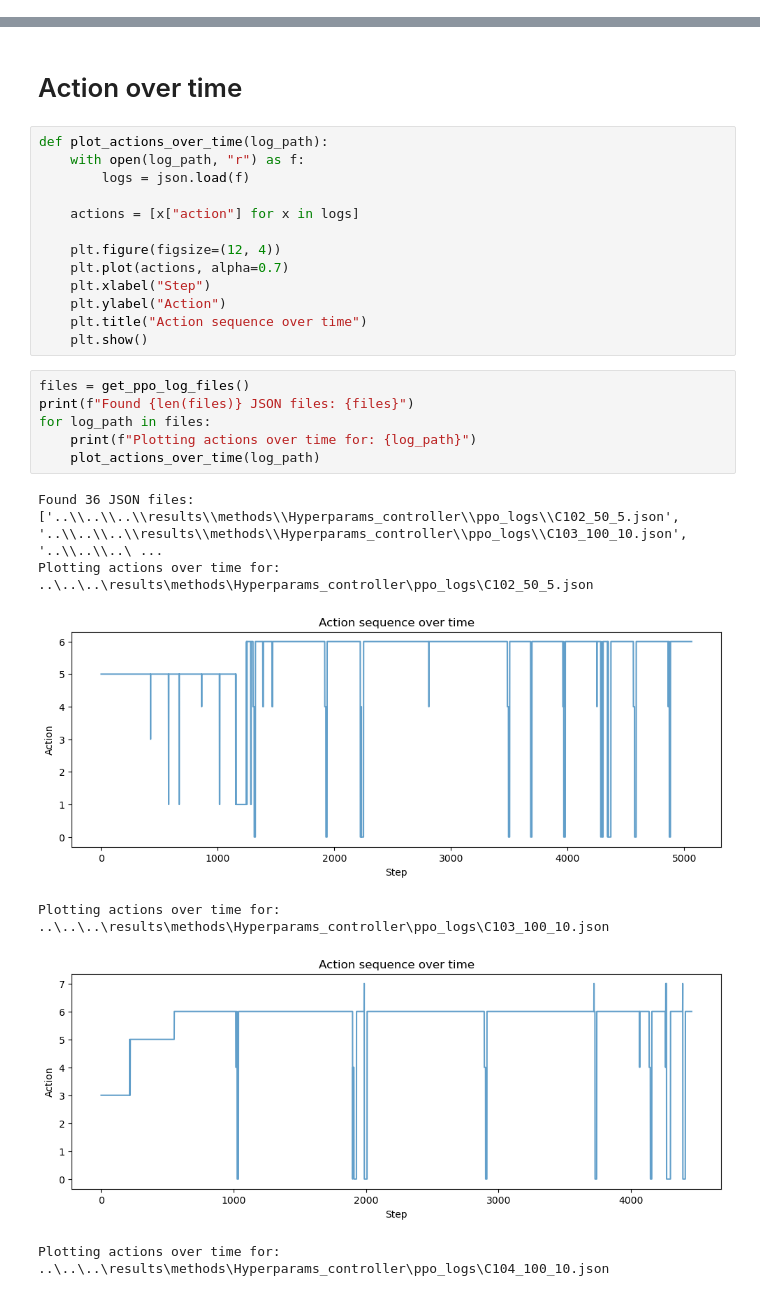
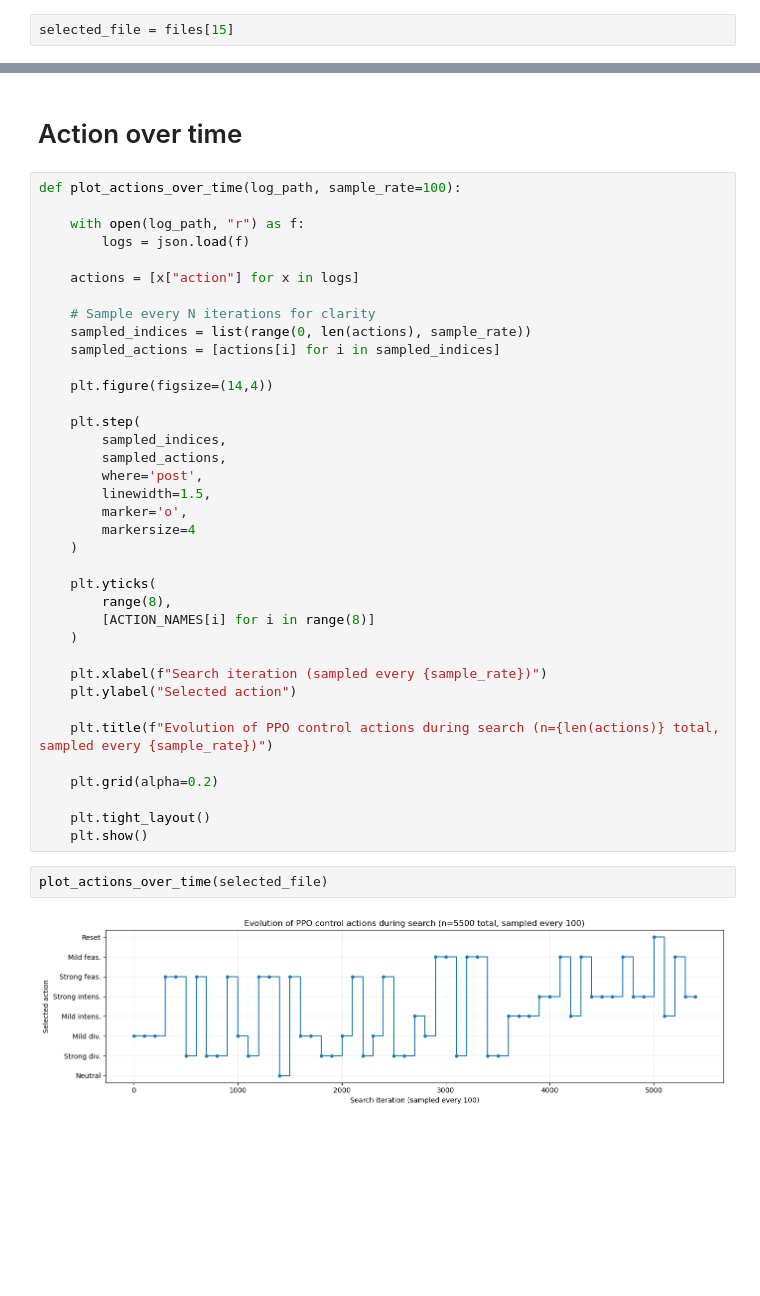
Before and after one commit to NaDdjg/GVNS-implementation, a Jupyter notebook: gvns/rl/notebooks/evaluation/PPO_action_evaluation.ipynb, the cells around one changed output, grey strips where cells are left out. Saved outputs shown, nothing was run; the diff lists cells and outputs as text; blank space fills up the shorter version.

```diff
--- a/gvns/rl/notebooks/evaluation/PPO_action_evaluation.ipynb
+++ b/gvns/rl/notebooks/evaluation/PPO_action_evaluation.ipynb
@@ -12,3 +38,5 @@ def get_ppo_log_files():
+# %%
+selected_file = files[15]
 # %% [markdown]
 # Action distribution
 # %%
@@ -130,28 +87,43 @@ for log_path in files:
 # %% [markdown]
 # Action over time
 # %%
-def plot_actions_over_time(log_path):
+def plot_actions_over_time(log_path, sample_rate=100):
+
     with open(log_path, "r") as f:
         logs = json.load(f)
 
     actions = [x["action"] for x in logs]
 
-    plt.figure(figsize=(12, 4))
-    plt.plot(actions, alpha=0.7)
-    plt.xlabel("Step")
-    plt.ylabel("Action")
-    plt.title("Action sequence over time")
+    # Sample every N iterations for clarity
+    sampled_indices = list(range(0, len(actions), sample_rate))
+    sampled_actions = [actions[i] for i in sampled_indices]
+
+    plt.figure(figsize=(14,4))
+
+    plt.step(
+        sampled_indices,
+        sampled_actions,
+        where='post',
+        linewidth=1.5,
+        marker='o',
+        markersize=4
+    )
+
+    plt.yticks(
+        range(8),
+        [ACTION_NAMES[i] for i in range(8)]
+    )
+
+    plt.xlabel(f"Search iteration (sampled every {sample_rate})")
+    plt.ylabel("Selected action")
+
+    plt.title(f"Evolution of PPO control actions during search (n={len(actions)} total, sampled every {sample_rate})")
+
+    plt.grid(alpha=0.2)
+
+    plt.tight_layout()
     plt.show()
 # %%
-files = get_ppo_log_files()
-print(f"Found {len(files)} JSON files: {files}")
-for log_path in files:
-    print(f"Plotting actions over time for: {log_path}")
-    plot_actions_over_time(log_path)
+plot_actions_over_time(selected_file)
 # %% [output]
-Found 36 JSON files: ['..\\..\\..\\results\\methods\\Hyperparams_controller\\ppo_logs\\C102_50_5.json', '..\\..\\..\\results\\methods\\Hyperparams_controller\\ppo_logs\\C103_100_10.json', '..\\..\\..\ ...
-Plotting actions over time for: ..\..\..\results\methods\Hyperparams_controller\ppo_logs\C102_50_5.json
-[figure, old version]
+[figure, new version]
-Plotting actions over time for: ..\..\..\results\methods\Hyperparams_controller\ppo_logs\C103_100_10.json
-[figure, removed]
-Plotting actions over time for: ..\..\..\results\methods\Hyperparams_controller\ppo_logs\C104_100_10.json
```
Also changed, not shown: parts of 11 cells of this notebook, 28 other files.
